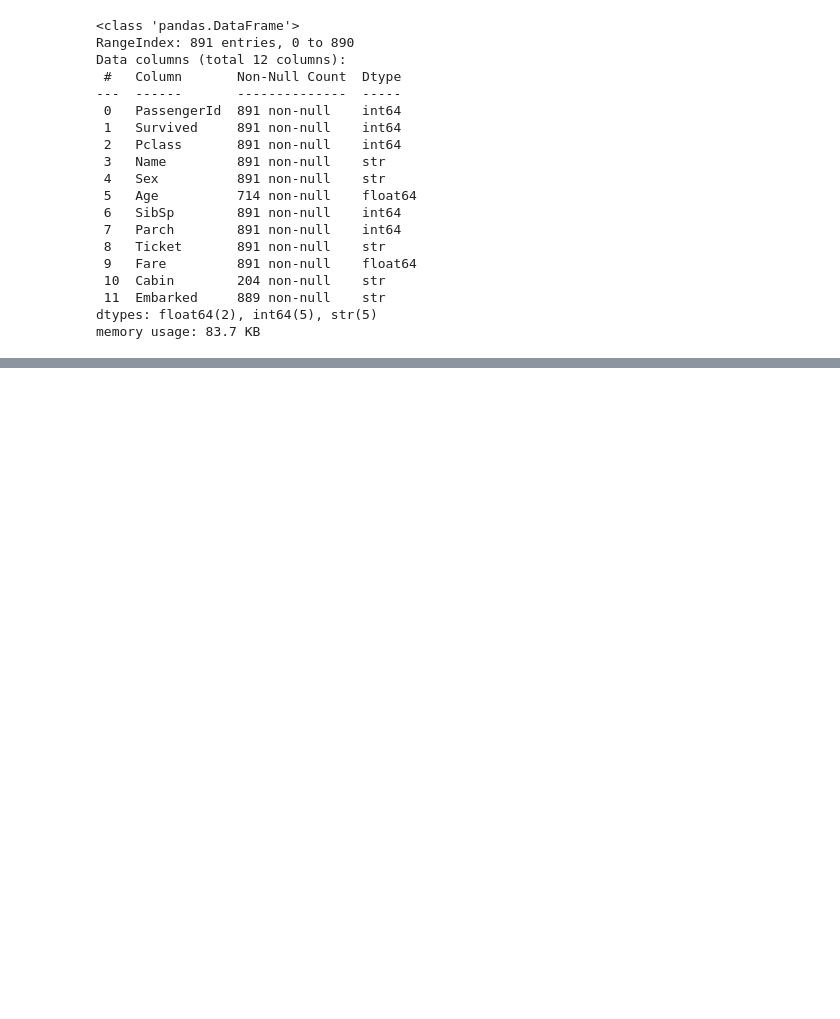
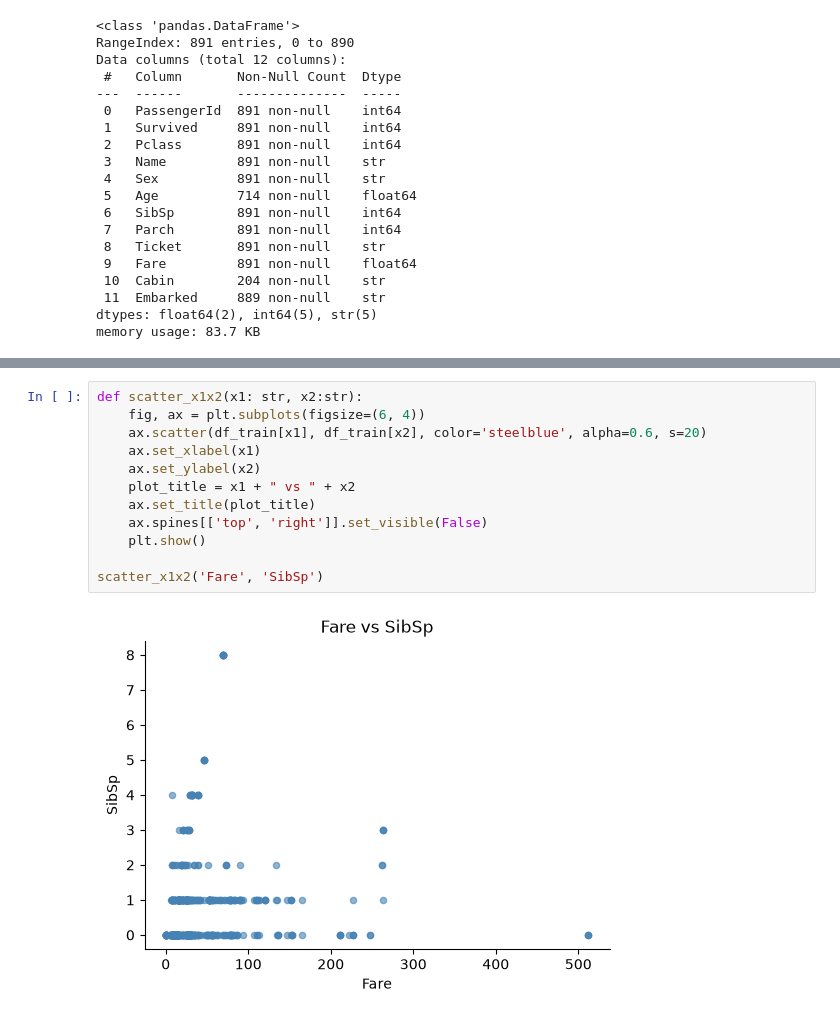
Before and after one commit to snukem/titanic, a Jupyter notebook: predict-titanic.ipynb, the cells around one changed output, grey strips where cells are left out. Drawn from its saved outputs; the diff is of its cells as text; blank space fills up the shorter version.

```diff
--- a/predict-titanic.ipynb
+++ b/predict-titanic.ipynb
@@ -86,0 +95,14 @@ target_by_num('Age')
+# %%
+def scatter_x1x2(x1: str, x2:str):
+    fig, ax = plt.subplots(figsize=(6, 4))
+    ax.scatter(df_train[x1], df_train[x2], color='steelblue', alpha=0.6, s=20)
+    ax.set_xlabel(x1)
+    ax.set_ylabel(x2)
+    plot_title = x1 + " vs " + x2
+    ax.set_title(plot_title)
+    ax.spines[['top', 'right']].set_visible(False)
+    plt.show()
+
+scatter_x1x2('Fare', 'SibSp')
+# %% [output]
+[figure, added]
```
Also changed, not shown: parts of 6 cells of this notebook.
